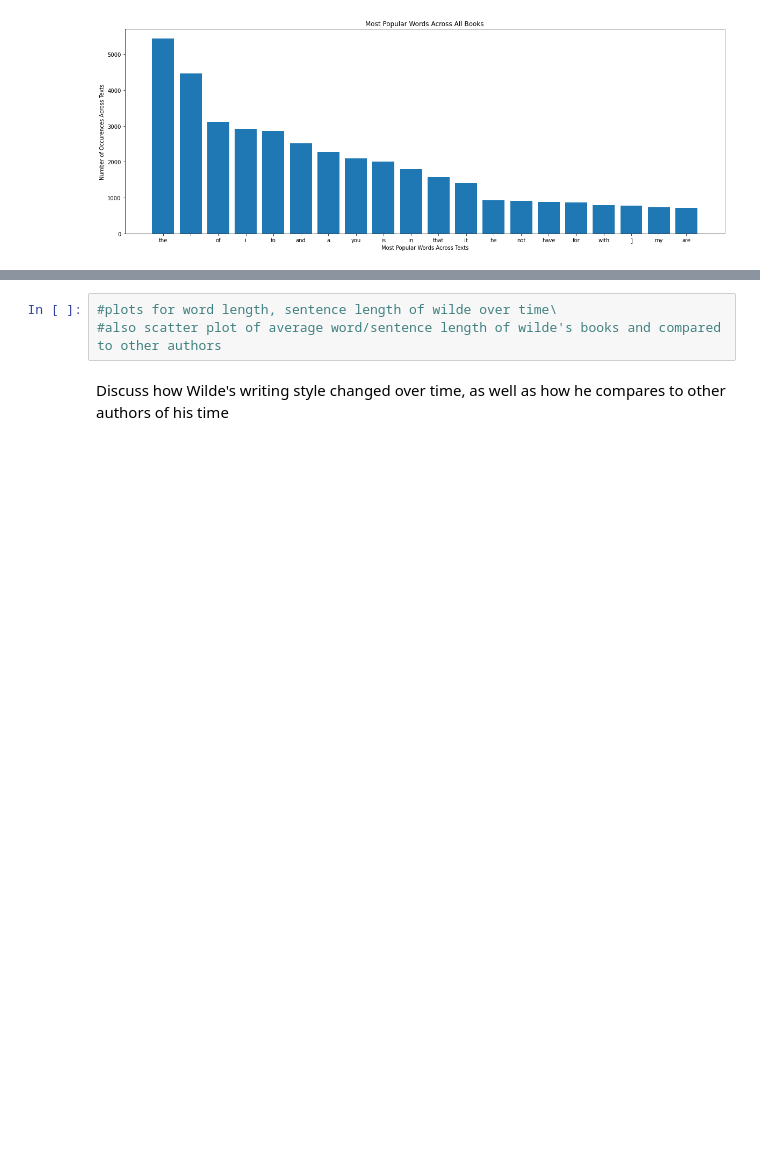
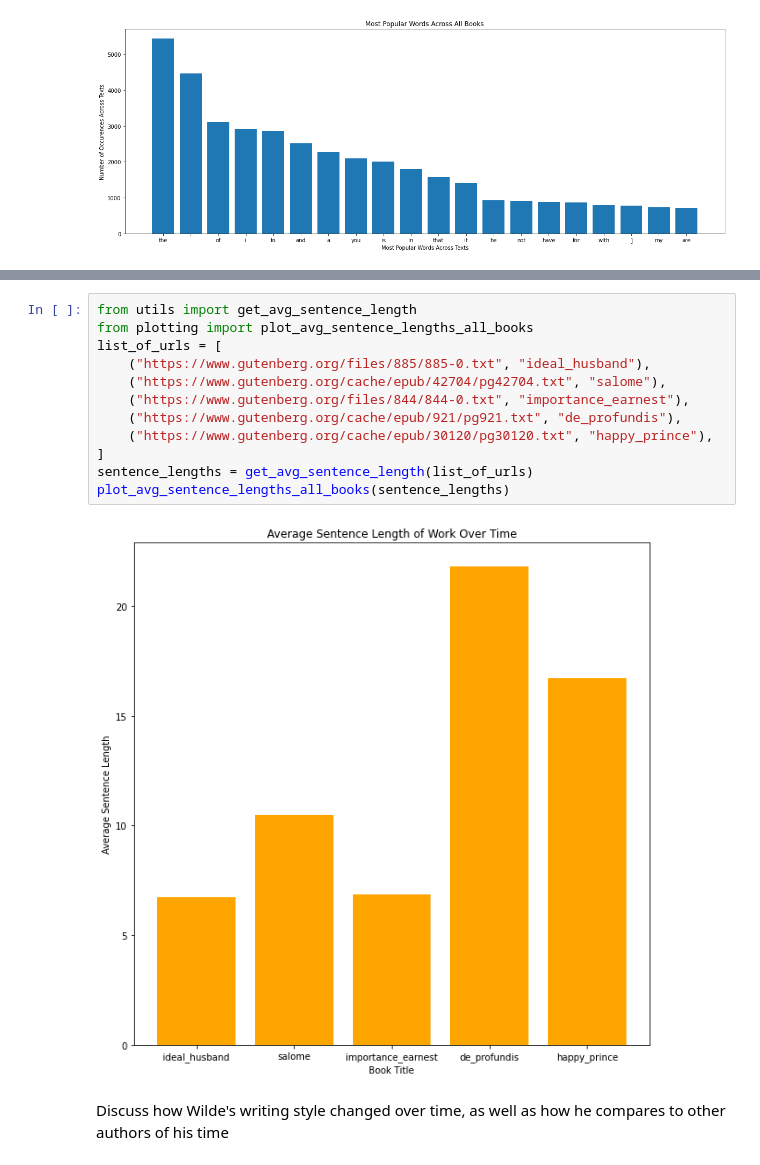
Before and after one commit to jes-bro/oscar_wilde_literary_devices, a Jupyter notebook: oscar_wilde_literary_devices.ipynb, the cells around one changed output, grey strips where cells are left out. Drawn from its saved outputs; the diff is of its cells as text; blank space fills up the shorter version.

Commit message:
Add avg sen len plot

```diff
--- a/oscar_wilde_literary_devices.ipynb
+++ b/oscar_wilde_literary_devices.ipynb
@@ -68,6 +71,17 @@ Maybe a comparison with another book?
-# %%
-#plots for word length, sentence length of wilde over time\
-#also scatter plot of average word/sentence length of wilde's books and compared to other authors
+# %%
+from utils import get_avg_sentence_length
+from plotting import plot_avg_sentence_lengths_all_books
+list_of_urls = [
+    ("https://www.gutenberg.org/files/885/885-0.txt", "ideal_husband"),
+    ("https://www.gutenberg.org/cache/epub/42704/pg42704.txt", "salome"),
+    ("https://www.gutenberg.org/files/844/844-0.txt", "importance_earnest"),
+    ("https://www.gutenberg.org/cache/epub/921/pg921.txt", "de_profundis"),
+    ("https://www.gutenberg.org/cache/epub/30120/pg30120.txt", "happy_prince"),
+]
+sentence_lengths = get_avg_sentence_length(list_of_urls)
+plot_avg_sentence_lengths_all_books(sentence_lengths)
+# %% [output]
+[figure, added]
 # %% [markdown]
 Discuss how Wilde's writing style changed over time, as well as how he compares to other authors of his time
 # %% [markdown]
```
Also changed, not shown: parts of 1 cell of this notebook, 1 other file.
